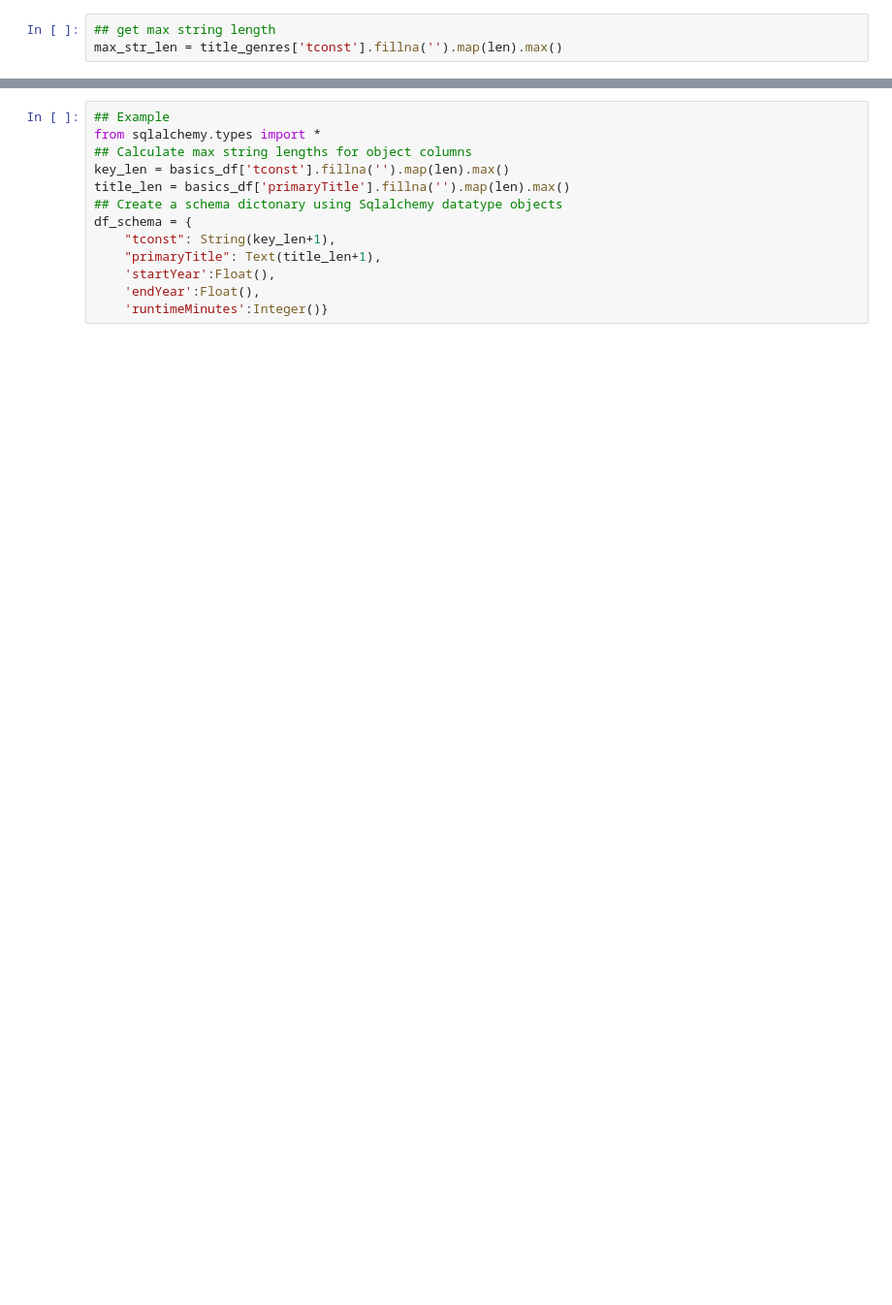
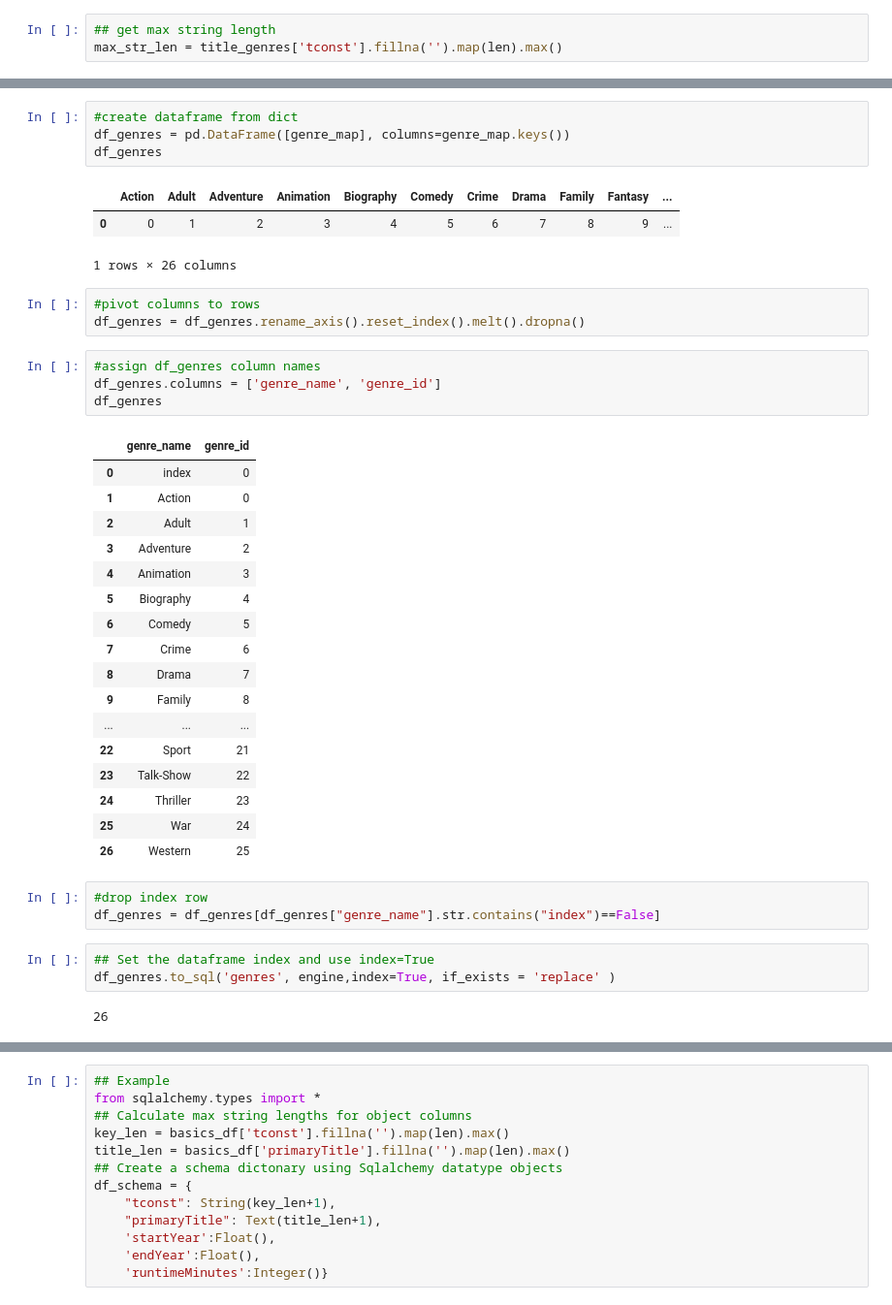
Before and after one commit to thomasgreenacre/DE_Wk1_Project-3--Part1--core-, a Jupyter notebook: DE_Wk1_Project3_Part3(core)_v2.ipynb, the cells around one changed output, grey strips where cells are left out. Shown: that part at 97% size. Cells and saved outputs as stored; diff of their text form; blank space fills up the shorter version.

```diff
--- a/DE_Wk1_Project3_Part3(core)_v2.ipynb
+++ b/DE_Wk1_Project3_Part3(core)_v2.ipynb
@@ -135,0 +210,41 @@ max_str_len = title_genres['tconst'].fillna('').map(len).max()
+# %%
+#create dataframe from dict
+df_genres = pd.DataFrame([genre_map], columns=genre_map.keys())
+df_genres
+# %% [output]
+|  | Action | Adult | Adventure | Animation | Biography | Comedy | Crime | Drama | Family | Fantasy | ... |
+| 0 | 0 | 1 | 2 | 3 | 4 | 5 | 6 | 7 | 8 | 9 | ... |
+1 rows × 26 columns
+# %%
+#pivot columns to rows
+df_genres = df_genres.rename_axis().reset_index().melt().dropna()
+# %%
+#assign df_genres column names
+df_genres.columns = ['genre_name', 'genre_id']
+df_genres
+# %% [output]
+|  | genre_name | genre_id |
+| 0 | index | 0 |
+| 1 | Action | 0 |
+| 2 | Adult | 1 |
+| 3 | Adventure | 2 |
+| 4 | Animation | 3 |
+| 5 | Biography | 4 |
+| 6 | Comedy | 5 |
+| 7 | Crime | 6 |
+| 8 | Drama | 7 |
+| 9 | Family | 8 |
+| ... | ... | ... |
+| 22 | Sport | 21 |
+| 23 | Talk-Show | 22 |
+| 24 | Thriller | 23 |
+| 25 | War | 24 |
+| 26 | Western | 25 |
+# %%
+#drop index row
+df_genres = df_genres[df_genres["genre_name"].str.contains("index")==False]
+# %%
+## Set the dataframe index and use index=True
+df_genres.to_sql('genres', engine,index=True, if_exists = 'replace' )
+# %% [output]
+26
```
Also changed, not shown: parts of 36 cells of this notebook.
